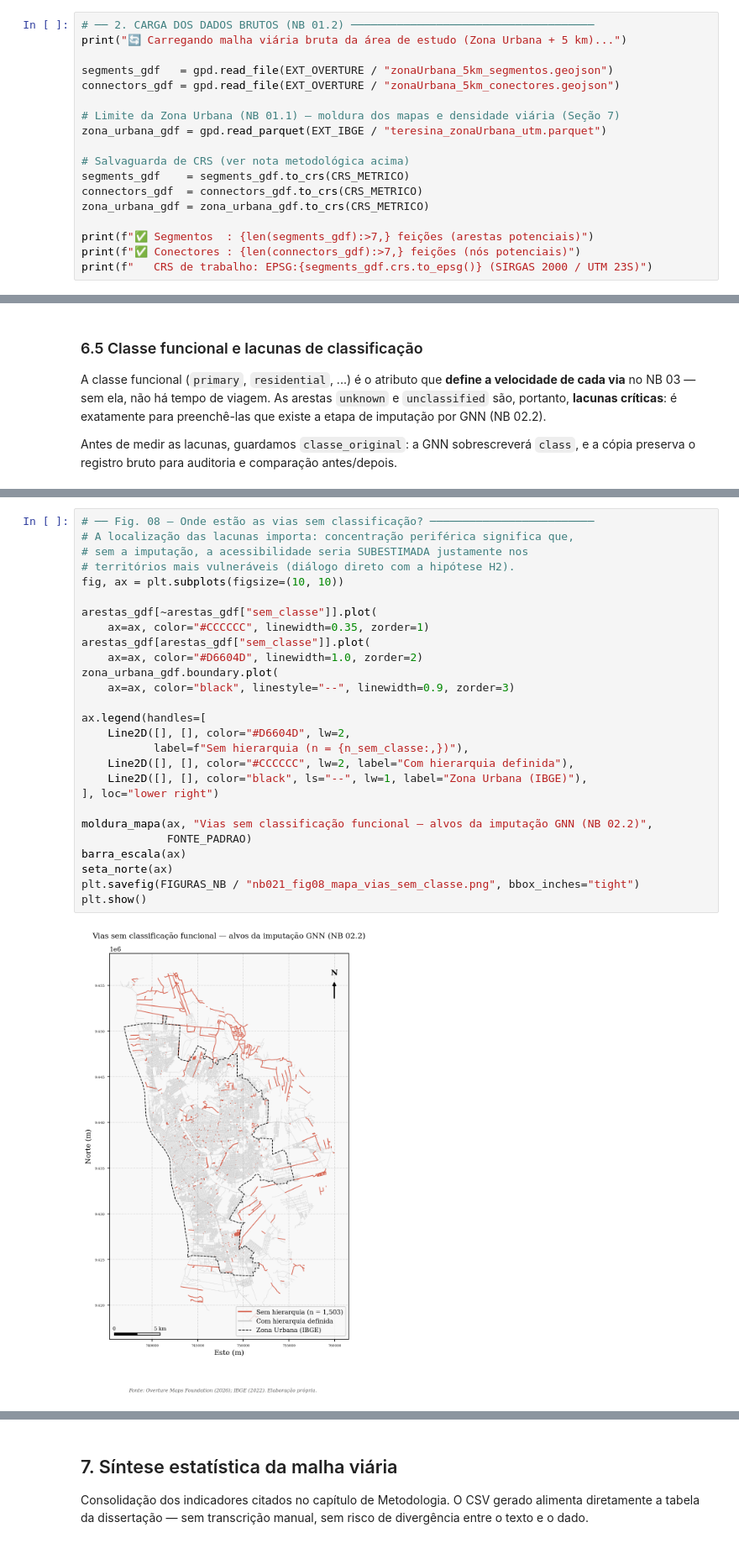
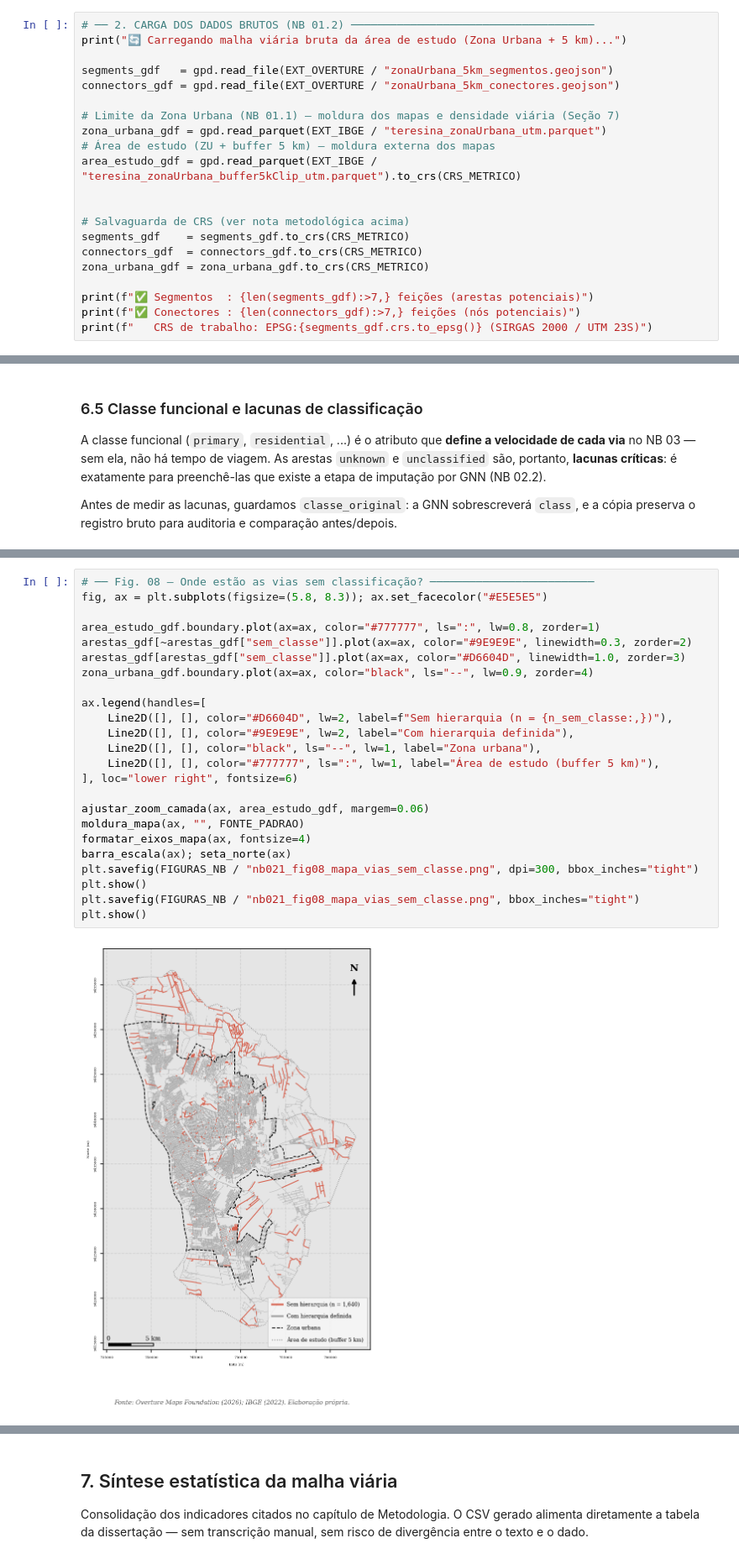
Before and after one commit to felipedantas-pi/ae2sfca-ubs, a Jupyter notebook: notebooks/02.1_Limpeza_e_Topologia.ipynb, the cells around one changed output, grey strips where cells are left out. Shown at 84% size. Saved outputs shown, nothing was run; the diff lists cells and outputs as text.

```diff
--- a/notebooks/02.1_Limpeza_e_Topologia.ipynb
+++ b/notebooks/02.1_Limpeza_e_Topologia.ipynb
@@ -139,6 +144,9 @@ connectors_gdf = gpd.read_file(EXT_OVERTURE / "zonaUrbana_5km_conectores.geojson
 
 # Limite da Zona Urbana (NB 01.1) — moldura dos mapas e densidade viária (Seção 7)
 zona_urbana_gdf = gpd.read_parquet(EXT_IBGE / "teresina_zonaUrbana_utm.parquet")
+# Área de estudo (ZU + buffer 5 km) — moldura externa dos mapas
+area_estudo_gdf = gpd.read_parquet(EXT_IBGE / "teresina_zonaUrbana_buffer5kClip_utm.parquet").to_crs(CRS_METRICO)
+
 
 # Salvaguarda de CRS (ver nota metodológica acima)
 segments_gdf    = segments_gdf.to_crs(CRS_METRICO)
@@ -813,29 +898,26 @@ plt.show()
 # %%
 # ── Fig. 08 — Onde estão as vias sem classificação? ─────────────────────────
-# A localização das lacunas importa: concentração periférica significa que,
-# sem a imputação, a acessibilidade seria SUBESTIMADA justamente nos
-# territórios mais vulneráveis (diálogo direto com a hipótese H2).
-fig, ax = plt.subplots(figsize=(10, 10))
+fig, ax = plt.subplots(figsize=(5.8, 8.3)); ax.set_facecolor("#E5E5E5")
 
-arestas_gdf[~arestas_gdf["sem_classe"]].plot(
-    ax=ax, color="#CCCCCC", linewidth=0.35, zorder=1)
-arestas_gdf[arestas_gdf["sem_classe"]].plot(
-    ax=ax, color="#D6604D", linewidth=1.0, zorder=2)
-zona_urbana_gdf.boundary.plot(
-    ax=ax, color="black", linestyle="--", linewidth=0.9, zorder=3)
+area_estudo_gdf.boundary.plot(ax=ax, color="#777777", ls=":", lw=0.8, zorder=1)
+arestas_gdf[~arestas_gdf["sem_classe"]].plot(ax=ax, color="#9E9E9E", linewidth=0.3, zorder=2)
+arestas_gdf[arestas_gdf["sem_classe"]].plot(ax=ax, color="#D6604D", linewidth=1.0, zorder=3)
+zona_urbana_gdf.boundary.plot(ax=ax, color="black", ls="--", lw=0.9, zorder=4)
 
 ax.legend(handles=[
-    Line2D([], [], color="#D6604D", lw=2,
-           label=f"Sem hierarquia (n = {n_sem_classe:,})"),
-    Line2D([], [], color="#CCCCCC", lw=2, label="Com hierarquia definida"),
-    Line2D([], [], color="black", ls="--", lw=1, label="Zona Urbana (IBGE)"),
-], loc="lower right")
+    Line2D([], [], color="#D6604D", lw=2, label=f"Sem hierarquia (n = {n_sem_classe:,})"),
+    Line2D([], [], color="#9E9E9E", lw=2, label="Com hierarquia definida"),
+    Line2D([], [], color="black", ls="--", lw=1, label="Zona urbana"),
+    Line2D([], [], color="#777777", ls=":", lw=1, label="Área de estudo (buffer 5 km)"),
+], loc="lower right", fontsize=6)
 
-moldura_mapa(ax, "Vias sem classificação funcional — alvos da imputação GNN (NB 02.2)",
-             FONTE_PADRAO)
-barra_escala(ax)
-seta_norte(ax)
+ajustar_zoom_camada(ax, area_estudo_gdf, margem=0.06)
+moldura_mapa(ax, "", FONTE_PADRAO)
+formatar_eixos_mapa(ax, fontsize=4)
+barra_escala(ax); seta_norte(ax)
+plt.savefig(FIGURAS_NB / "nb021_fig08_mapa_vias_sem_classe.png", dpi=300, bbox_inches="tight")
+plt.show()
 plt.savefig(FIGURAS_NB / "nb021_fig08_mapa_vias_sem_classe.png", bbox_inches="tight")
 plt.show()
 # %% [output]
-[figure, old version]
+[figure, new version]
```
Also changed, not shown: parts of 24 cells of this notebook, 14 other files.
